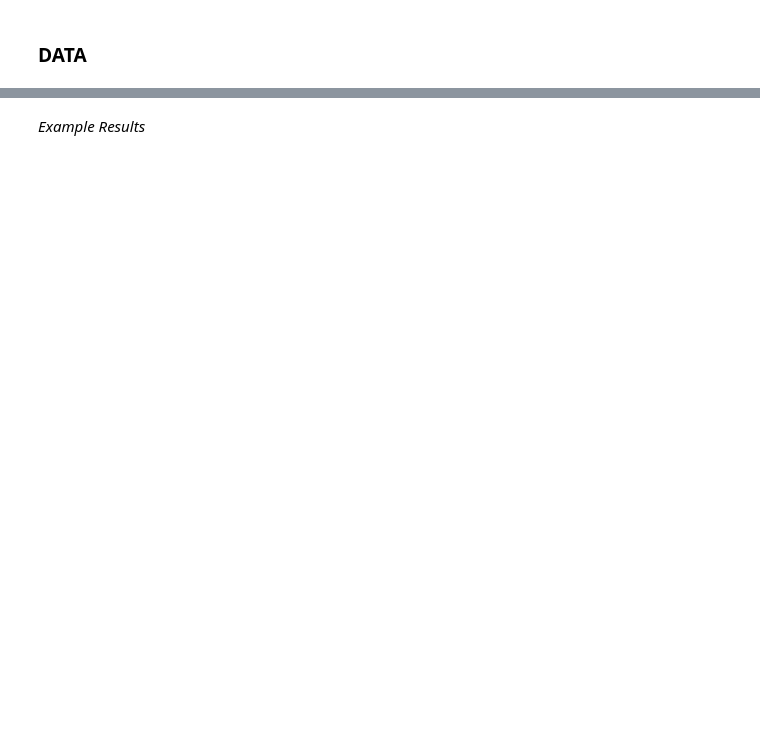
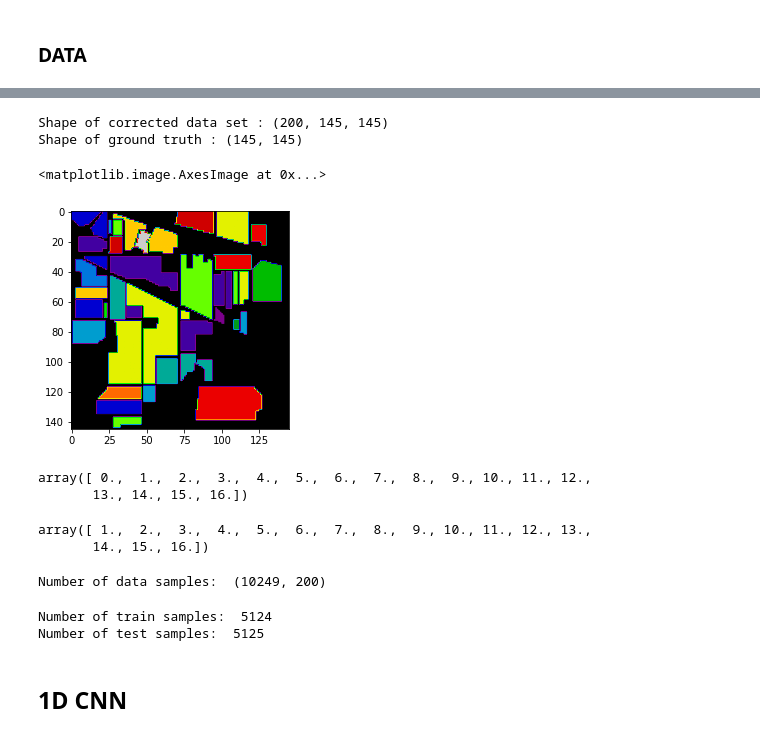
Before and after one commit to MEnisSen/indian_pines_cnn_tf, a Jupyter notebook: HSI_CNN.ipynb, the cells around one changed output, grey strips where cells are left out. Saved outputs shown, nothing was run; the diff lists cells and outputs as text; code cells hidden in the pictures; blank space fills up the shorter version.

```diff
--- a/HSI_CNN.ipynb
+++ b/HSI_CNN.ipynb
@@ -346,2 +4,0 @@ plt.plot(model_history.history["accuracy"])
-# %% [markdown]
-*Example Results*
@@ -347,0 +7,34 @@ plt.plot(model_history.history["accuracy"])
+# %%
+import numpy as np
+import matplotlib.pyplot as plt
+import pandas as pd
+from scipy.io import loadmat
+
+#data_url = "https://github.com/MEnisSen/indian_pines_cnn_tf/blob/main/Indian_pines.mat"
+#data_url_corrected = "https://github.com/MEnisSen/indian_pines_cnn_tf/blob/7df65372911f8c40208f884954569fb717b673c8/Indian_pines_corrected.mat"
+#data_url_groundTruth = "https://github.com/MEnisSen/indian_pines_cnn_tf/blob/7df65372911f8c40208f884954569fb717b673c8/Indian_pines_gt.mat"
+
+#!wget https://github.com/MEnisSen/indian_pines_cnn_tf/blob/7df65372911f8c40208f884954569fb717b673c8/Indian_pines_gt.mat
+#!wget https://github.com/MEnisSen/indian_pines_cnn_tf/blob/7df65372911f8c40208f884954569fb717b673c8/Indian_pines_corrected.mat
+#!mv Indian_pines_gt.mat\?raw\=true Indian_pines_gt.mat
+
+#dataset = loadmat('Indian_pines.mat')['indian_pines']
+dataset_corrected = loadmat('Indian_pines_corrected.mat')['indian_pines_corrected']
+dataset_gt = loadmat('Indian_pines_gt.mat')['indian_pines_gt']
+# %%
+dataset_corrected = np.array(dataset_corrected)
+dataset_gt = np.array(dataset_gt)
+
+dataset_corrected = np.swapaxes(dataset_corrected, 0, 1)
+dataset_corrected = np.swapaxes(dataset_corrected, 0, 2)
+# %%
+print("\nShape of corrected data set :",dataset_corrected.shape,"\nShape of ground truth :",dataset_gt.shape)
+# %% [output]
+Shape of corrected data set : (200, 145, 145)
+Shape of ground truth : (145, 145)
+# %%
+fig, ax = plt.subplots(1, 1)
+ax.imshow(dataset_gt, cmap='nipy_spectral')
+# %% [output]
+<matplotlib.image.AxesImage at 0x...>
+[figure, added]
@@ -347,0 +51,5 @@ plt.plot(model_history.history["accuracy"])
+# %%
+np.unique(labels)
+# %% [output]
+array([ 0.,  1.,  2.,  3.,  4.,  5.,  6.,  7.,  8.,  9., 10., 11., 12.,
+       13., 14., 15., 16.])
@@ -347,0 +60,19 @@ plt.plot(model_history.history["accuracy"])
+# %%
+np.unique(labels)
+# %% [output]
+array([ 1.,  2.,  3.,  4.,  5.,  6.,  7.,  8.,  9., 10., 11., 12., 13.,
+       14., 15., 16.])
+# %%
+print("Number of data samples: ",data.shape)
+# %% [output]
+Number of data samples:  (10249, 200)
+# %%
+from sklearn.model_selection import train_test_split
+
+(x_train, x_test, y_train, y_test) = train_test_split(data, labels, test_size=0.5)
+print("Number of train samples: ",y_train.shape[0], "\nNumber of test samples: ",y_test.shape[0])
+# %% [output]
+Number of train samples:  5124
+Number of test samples:  5125
+# %% [markdown]
+## **1D CNN**
```
Also changed, not shown: parts of 38 cells of this notebook.
